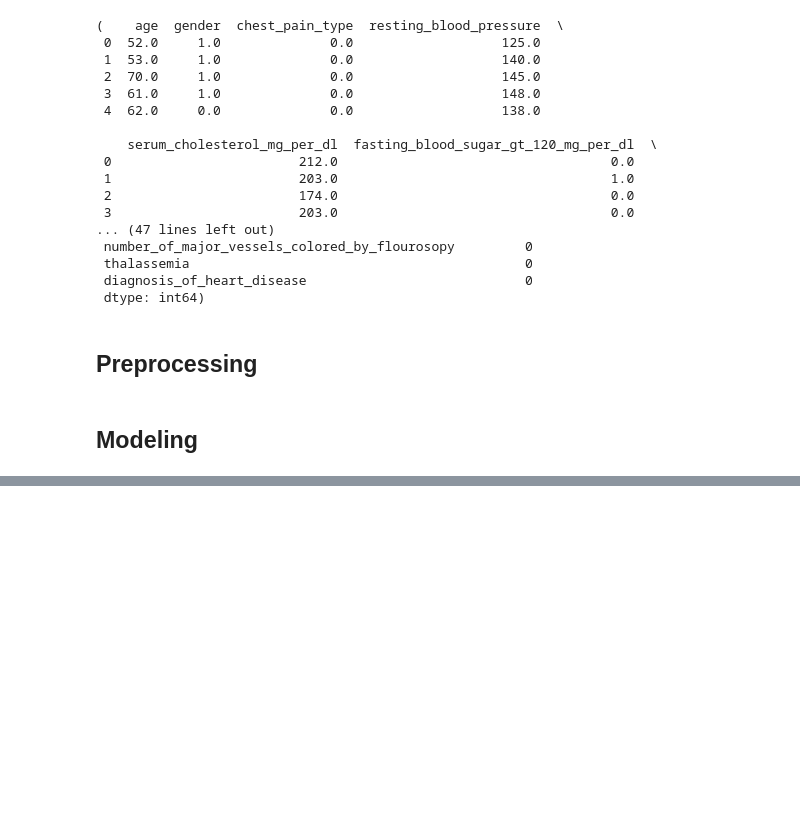
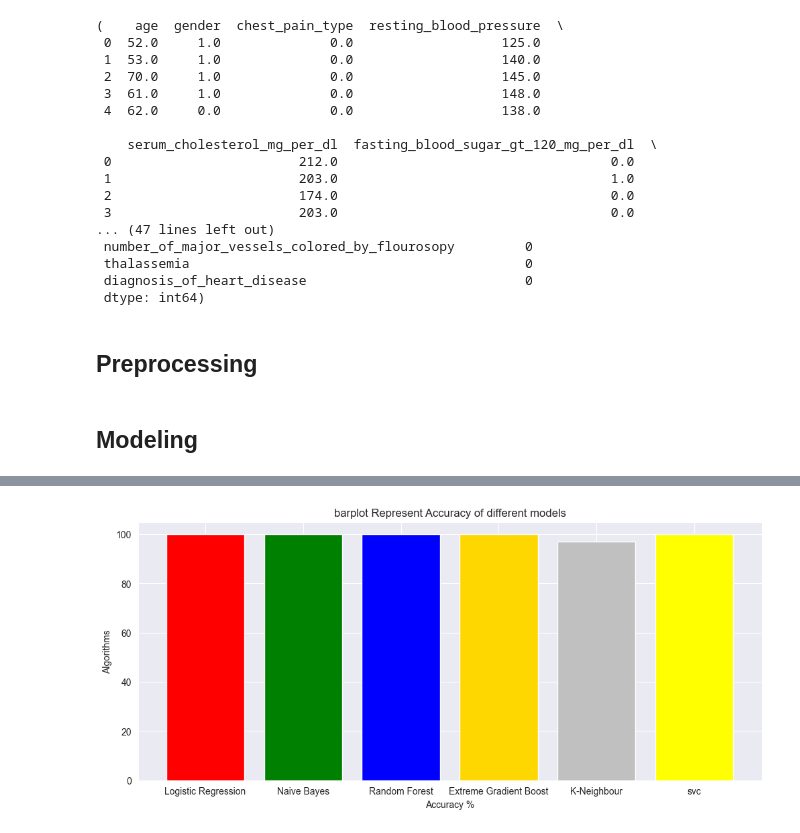
Before and after one commit to Poliaboy/PfDa_Project_S7, a Jupyter notebook: playground.ipynb, the cells around one changed output, grey strips where cells are left out. Cells and saved outputs as stored; diff of their text form; code cells hidden in the pictures; blank space fills up the shorter version.

Commit message:
feat: implementation of various models

```diff
--- a/playground.ipynb
+++ b/playground.ipynb
@@ -181,0 +182,4 @@ accuracy
+# %%
+scaler = StandardScaler()
+X_train = scaler.fit_transform(X_train)
+X_test = scaler.transform(X_test)
@@ -181,0 +319,16 @@ accuracy
+# %%
+m6="svc"
+svc = SVC(C=5,kernel="rbf")
+svc.fit(X_train, y_train)
+# Accuracy on training data
+X_train_predict= svc.predict(X_train)
+training_data_accuracy=accuracy_score(X_train_predict, y_train)
+print(f"Accuracy on Training data: ",training_data_accuracy*100)
+# Accuracy on test data
+X_test_predict= svc.predict(X_test)
+test_data_accuracy_svc=accuracy_score(X_test_predict, y_test)
+print(f"Accuracy on Test data: ",test_data_accuracy_svc*100)
+#Confussion matrix
+knn_confusion_matrix =  confusion_matrix(y_test,X_test_predict)
+print("Confusion Matrix")
+print(knn_confusion_matrix)
@@ -181,0 +343,10 @@ accuracy
+# %%
+results = {"Models": [m1, m2, m3 ,m4, m5, m6],
+           "Accuracy": [test_data_accuracy_lr, test_data_accuracy_nb, test_data_accuracy_rf,test_data_accuracy_egb, test_data_accuracy_knn, test_data_accuracy_svc]}
+
+for (key, value) in results.items():
+    if key=="Accuracy":
+        results[key]=  [item*100 for item in results[key]]
+
+
+result_df=pd.DataFrame(results)
@@ -181,0 +363,10 @@ accuracy
+# %%
+colors = ['red','green','blue','gold','silver','yellow']
+plt.figure(figsize=(12,5))
+plt.title("barplot Represent Accuracy of different models")
+plt.xlabel("Accuracy %")
+plt.ylabel("Algorithms")
+plt.bar(result_df['Models'],result_df['Accuracy'],color = colors)
+plt.show()
+# %% [output]
+[figure, added]
```
Also changed, not shown: parts of 17 cells of this notebook.
